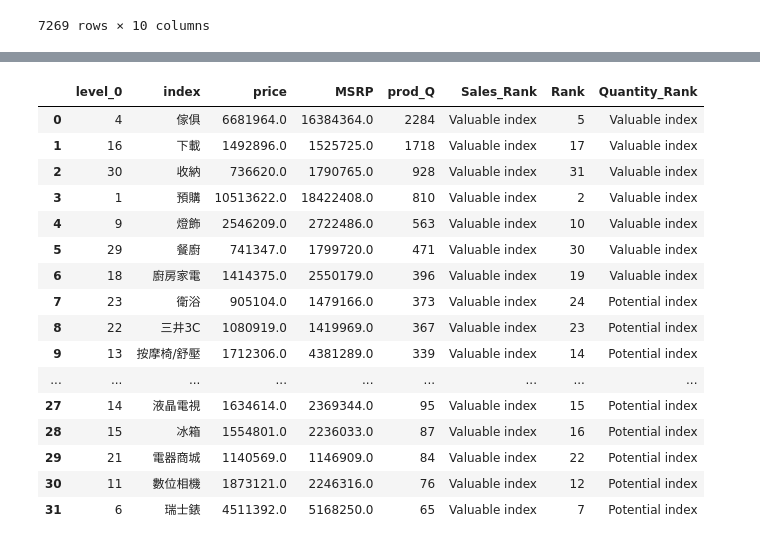
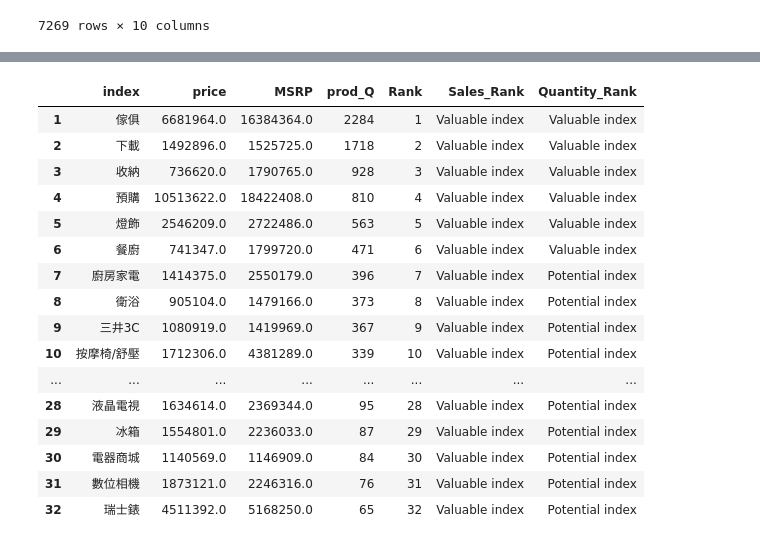
Before and after one commit to Ken0327/DataInnovation, a Jupyter notebook: DFM_Model-z_score_pchome.ipynb, the cells around one changed output, grey strips where cells are left out. Drawn from its saved outputs; the diff is of its cells as text; code cells hidden in the pictures.

```diff
--- a/DFM_Model-z_score_pchome.ipynb
+++ b/DFM_Model-z_score_pchome.ipynb
@@ -299,5 +299,16 @@ for i in valuableData.index:
 valuableData['prod_Quantity'] = prod_Q
 valuableData = valuableData.drop(columns=['prod_Q'])
 valuableData = valuableData.rename(columns={'prod_Quantity':'prod_Q'})
+
+SetRank = []
+
+for i in valuableData.index:
+    SetRank.append(i + 1)
+
+valuableData['Rank'] = SetRank
+
+valuableData = valuableData.reset_index()
+valuableData.index += 1
+valuableData = valuableData.drop(columns=['level_0'])
 valuableData
 # %% [output]
@@ -335,7 +346,15 @@ for i in index.index:
 
 index['Sales_Rank'] = top20
 
+SetRank = []
+for i in index.index:
+    SetRank.append(i + 1)
+
+index['Rank'] = SetRank
+
+index = index.reset_index()
+index.index += 1
+index = index.drop(columns=['level_0'])
 index.to_csv ('IndexSalesRank.csv', index = False, header=True)
-
 index
 # %% [output]
@@ -369,8 +388,11 @@ for i in range(1, 33):
 
 valuableSalesIndex['Rank'] = SetRank
 
+valuableSalesIndex = valuableSalesIndex.reset_index()
+valuableSalesIndex.index += 1
+valuableSalesIndex = valuableSalesIndex.drop(columns=['level_0'])
+
 valuableSalesIndex.to_csv ('valuableSalesRank.csv', index = False, header=True)
-
 valuableSalesIndex
 # %% [output]
 A value is trying to be set on a copy of a slice from a DataFrame.
@@ -398,38 +420,45 @@ See the caveats in the documentation: http://pandas.pydata.org/pandas-docs/stabl
 # %%
 # Filter top 20 % prod_Q group by index
 valuableQuantityIndex = valuableSalesIndex.sort_values(by='prod_Q', ascending=False)
 valuableQuantityIndex = valuableQuantityIndex.reset_index()
+valuableQuantityIndex.index += 1
 
 top20 = []
 for i in valuableQuantityIndex.index:
     if i <= (len(valuableQuantityIndex.index) * 0.2):
         top20.append('Valuable index')
     else:
         top20.append('Potential index')
 
 valuableQuantityIndex['Quantity_Rank'] = top20
 
+SetRank = []
+for i in valuableQuantityIndex.index:
+    SetRank.append(i)
+valuableQuantityIndex['Rank'] = SetRank
+
+valuableQuantityIndex = valuableQuantityIndex.drop(columns=['level_0'])
 valuableQuantityIndex.to_csv ('IndexQuantityRank.csv', index = False, header=True)
 
 valuableQuantityIndex
 # %% [output]
-|  | level_0 | index | price | MSRP | prod_Q | Sales_Rank | Rank | Quantity_Rank |
-| 0 | 4 | 傢俱 | 6681964.0 | 16384364.0 | 2284 | Valuable index | 5 | Valuable index |
-| 1 | 16 | 下載 | 1492896.0 | 1525725.0 | 1718 | Valuable index | 17 | Valuable index |
-| 2 | 30 | 收納 | 736620.0 | 1790765.0 | 928 | Valuable index | 31 | Valuable index |
-| 3 | 1 | 預購 | 10513622.0 | 18422408.0 | 810 | Valuable index | 2 | Valuable index |
-| 4 | 9 | 燈飾 | 2546209.0 | 2722486.0 | 563 | Valuable index | 10 | Valuable index |
-| 5 | 29 | 餐廚 | 741347.0 | 1799720.0 | 471 | Valuable index | 30 | Valuable index |
-| 6 | 18 | 廚房家電 | 1414375.0 | 2550179.0 | 396 | Valuable index | 19 | Valuable index |
-| 7 | 23 | 衛浴 | 905104.0 | 1479166.0 | 373 | Valuable index | 24 | Potential index |
-| 8 | 22 | 三井3C | 1080919.0 | 1419969.0 | 367 | Valuable index | 23 | Potential index |
-| 9 | 13 | 按摩椅/舒壓 | 1712306.0 | 4381289.0 | 339 | Valuable index | 14 | Potential index |
-| ... | ... | ... | ... | ... | ... | ... | ... | ... |
-| 27 | 14 | 液晶電視 | 1634614.0 | 2369344.0 | 95 | Valuable index | 15 | Potential index |
-| 28 | 15 | 冰箱 | 1554801.0 | 2236033.0 | 87 | Valuable index | 16 | Potential index |
-| 29 | 21 | 電器商城 | 1140569.0 | 1146909.0 | 84 | Valuable index | 22 | Potential index |
-| 30 | 11 | 數位相機 | 1873121.0 | 2246316.0 | 76 | Valuable index | 12 | Potential index |
-| 31 | 6 | 瑞士錶 | 4511392.0 | 5168250.0 | 65 | Valuable index | 7 | Potential index |
+|  | index | price | MSRP | prod_Q | Rank | Sales_Rank | Quantity_Rank |
+| 1 | 傢俱 | 6681964.0 | 16384364.0 | 2284 | 1 | Valuable index | Valuable index |
+| 2 | 下載 | 1492896.0 | 1525725.0 | 1718 | 2 | Valuable index | Valuable index |
+| 3 | 收納 | 736620.0 | 1790765.0 | 928 | 3 | Valuable index | Valuable index |
+| 4 | 預購 | 10513622.0 | 18422408.0 | 810 | 4 | Valuable index | Valuable index |
+| 5 | 燈飾 | 2546209.0 | 2722486.0 | 563 | 5 | Valuable index | Valuable index |
+| 6 | 餐廚 | 741347.0 | 1799720.0 | 471 | 6 | Valuable index | Valuable index |
+| 7 | 廚房家電 | 1414375.0 | 2550179.0 | 396 | 7 | Valuable index | Potential index |
+| 8 | 衛浴 | 905104.0 | 1479166.0 | 373 | 8 | Valuable index | Potential index |
+| 9 | 三井3C | 1080919.0 | 1419969.0 | 367 | 9 | Valuable index | Potential index |
+| 10 | 按摩椅/舒壓 | 1712306.0 | 4381289.0 | 339 | 10 | Valuable index | Potential index |
+| ... | ... | ... | ... | ... | ... | ... | ... |
+| 28 | 液晶電視 | 1634614.0 | 2369344.0 | 95 | 28 | Valuable index | Potential index |
+| 29 | 冰箱 | 1554801.0 | 2236033.0 | 87 | 29 | Valuable index | Potential index |
+| 30 | 電器商城 | 1140569.0 | 1146909.0 | 84 | 30 | Valuable index | Potential index |
+| 31 | 數位相機 | 1873121.0 | 2246316.0 | 76 | 31 | Valuable index | Potential index |
+| 32 | 瑞士錶 | 4511392.0 | 5168250.0 | 65 | 32 | Valuable index | Potential index |
 # %%
 # Top 20 % valuable index data
 
```
Also changed, not shown: parts of 4 cells of this notebook, 5 other files.
